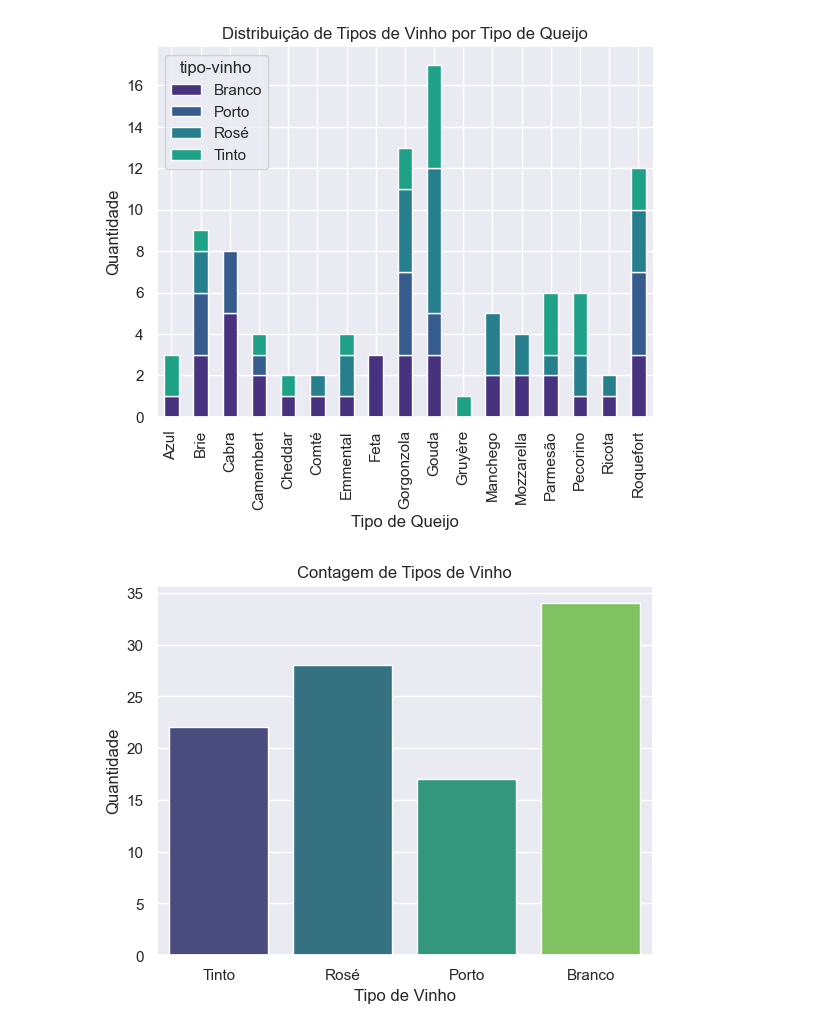
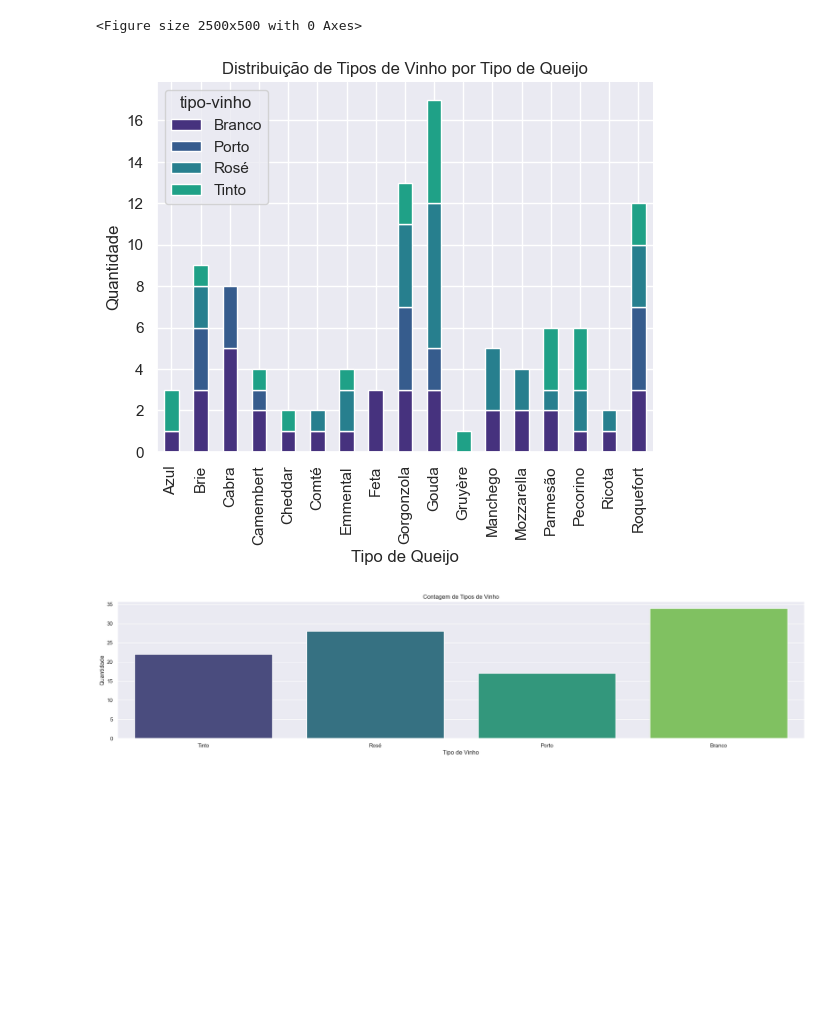
Before and after one commit to trindaderose/data, a Jupyter notebook: plots.ipynb, the cells around one changed output. Drawn from its saved outputs; the diff is of its cells as text; code cells hidden in the pictures; blank space fills up the shorter version.

```diff
--- a/plots.ipynb
+++ b/plots.ipynb
@@ -1,28 +1,44 @@
 # %%
+height = 5
+aspect = 5
+fig_width = height * aspect
+fig_height = height
+plt.figure(figsize=(fig_width, fig_height))
 pd.crosstab(df['tipo-queijo'], df['tipo-vinho']).plot(kind='bar', stacked=True)
+
+
 sns.set_theme(style="darkgrid", palette='viridis')
-sns.despine()
+
 plt.title('Distribuição de Tipos de Vinho por Tipo de Queijo')
 plt.xlabel('Tipo de Queijo')
 plt.ylabel('Quantidade')
+sns.despine()
 plt.show()
 # %% [output]
+<Figure size 2500x500 with 0 Axes>
 [figure]
 # %%
 import pandas as pd
 import seaborn as sns
 import matplotlib.pyplot as plt
 
 df = pd.read_csv('dataset_winecheese.csv')
+
+height = 5
+aspect = 5
+fig_width = height * aspect
+fig_height = height
+plt.figure(figsize=(fig_width, fig_height))
+
 sns.set_theme(style="darkgrid")
 sns.despine()
 sns.countplot(x='tipo-vinho', data=df, hue='tipo-vinho', palette='viridis', legend=False)
 
 plt.title('Contagem de Tipos de Vinho')
 plt.xlabel('Tipo de Vinho')
 plt.ylabel('Quantidade')
 
 plt.show()
 # %% [output]
-[figure, old version]
+[figure, new version]
 # %%
```
Also changed, not shown: parts of 3 cells of this notebook, 2 other files.
